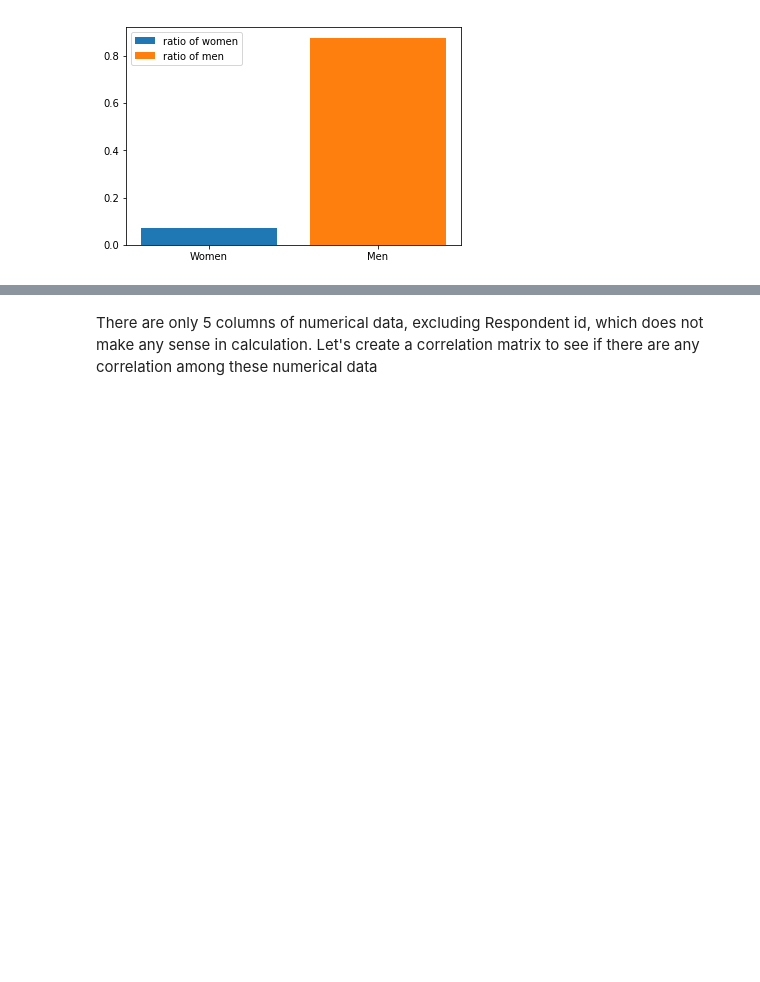
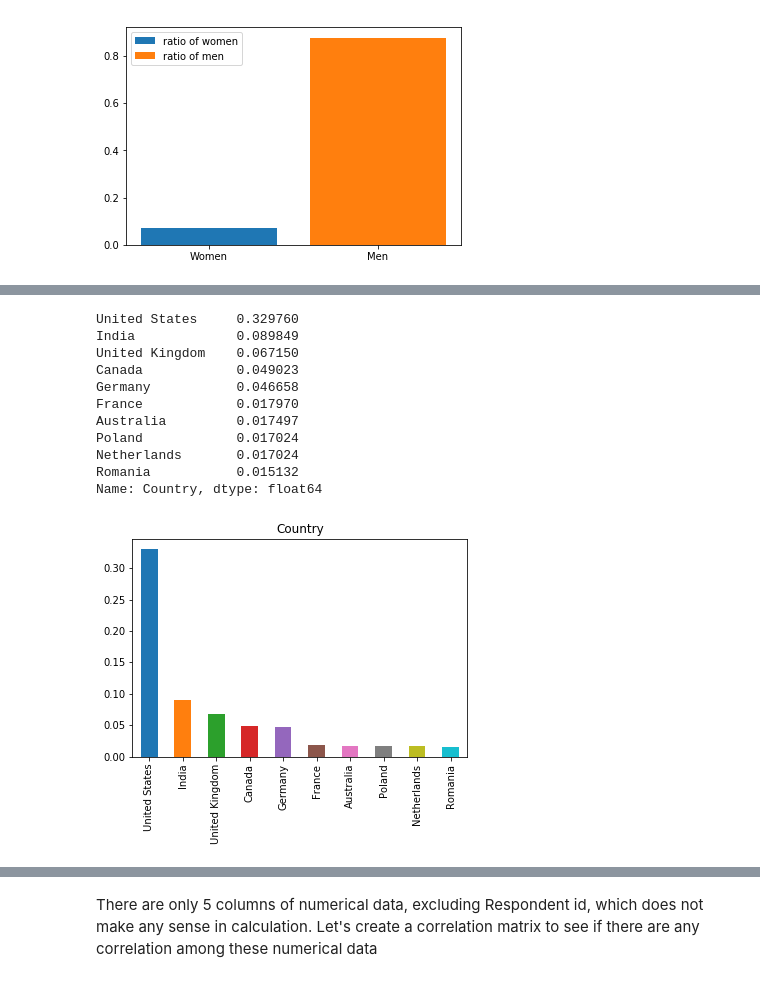
Before and after one commit to Lamasheg/stackoverflow_survey_2019, a Jupyter notebook: stackoverflow_survey.ipynb, the cells around one changed output, grey strips where cells are left out. Cells and saved outputs as stored; diff of their text form; code cells hidden in the pictures; blank space fills up the shorter version.

```diff
--- a/stackoverflow_survey.ipynb
+++ b/stackoverflow_survey.ipynb
@@ -108,0 +140,15 @@ sof.describe()
+# %%
+plot_value_counts(women_df,'Country')
+# %% [output]
+United States     0.329760
+India             0.089849
+United Kingdom    0.067150
+Canada            0.049023
+Germany           0.046658
+France            0.017970
+Australia         0.017497
+Poland            0.017024
+Netherlands       0.017024
+Romania           0.015132
+Name: Country, dtype: float64
+[figure, added]
```
Also changed, not shown: parts of 47 cells of this notebook.
